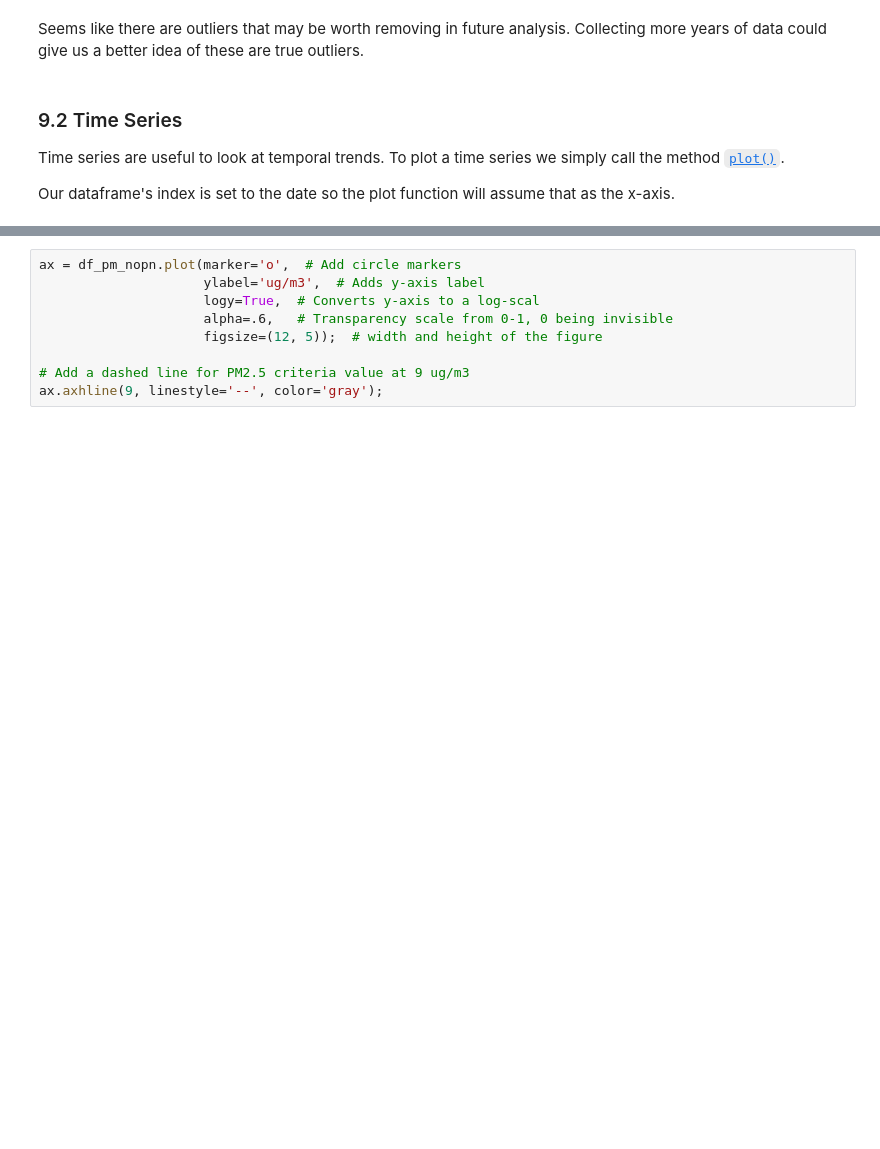
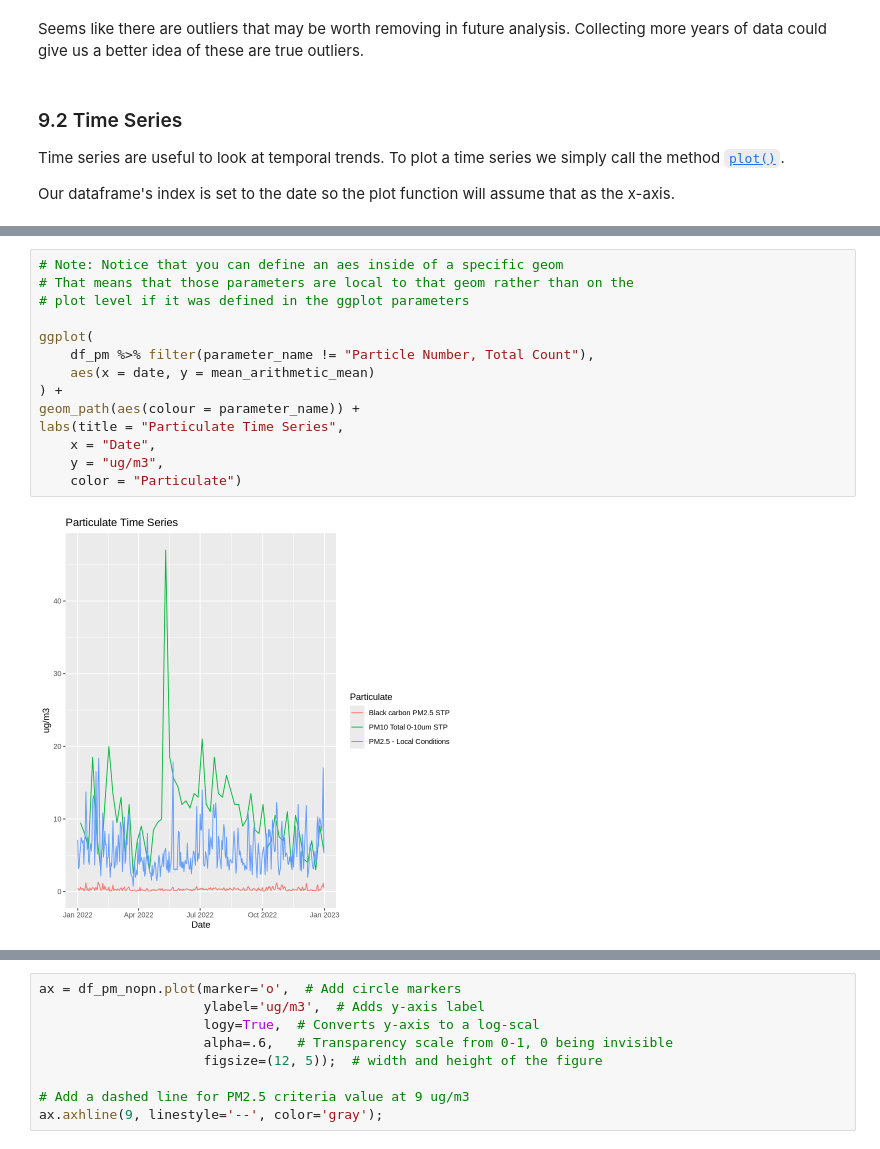
Before and after one commit to MPA-2065-FA24/mpa2065-fall2024, a Jupyter notebook: exploratory_data_analysis/notebooks/1.0-gtd-eda-walkthrough.ipynb, the cells around one changed output, grey strips where cells are left out. Cells and saved outputs as stored; diff of their text form; blank space fills up the shorter version.

Commit message:
feat: time series

```diff
--- a/exploratory_data_analysis/notebooks/1.0-gtd-eda-walkthrough.ipynb
+++ b/exploratory_data_analysis/notebooks/1.0-gtd-eda-walkthrough.ipynb
@@ -1541,0 +1553,16 @@ See the [`plot()`](https://pandas.pydata.org/docs/reference/api/pandas.DataFrame
+# %%
+# Note: Notice that you can define an aes inside of a specific geom
+# That means that those parameters are local to that geom rather than on the
+# plot level if it was defined in the ggplot parameters
+
+ggplot(
+    df_pm %>% filter(parameter_name != "Particle Number, Total Count"),
+    aes(x = date, y = mean_arithmetic_mean)
+) +
+geom_path(aes(colour = parameter_name)) +
+labs(title = "Particulate Time Series",
+    x = "Date",
+    y = "ug/m3",
+    color = "Particulate")
+# %% [output]
+[figure, added]
```
Also changed, not shown: parts of 15 cells of this notebook.
